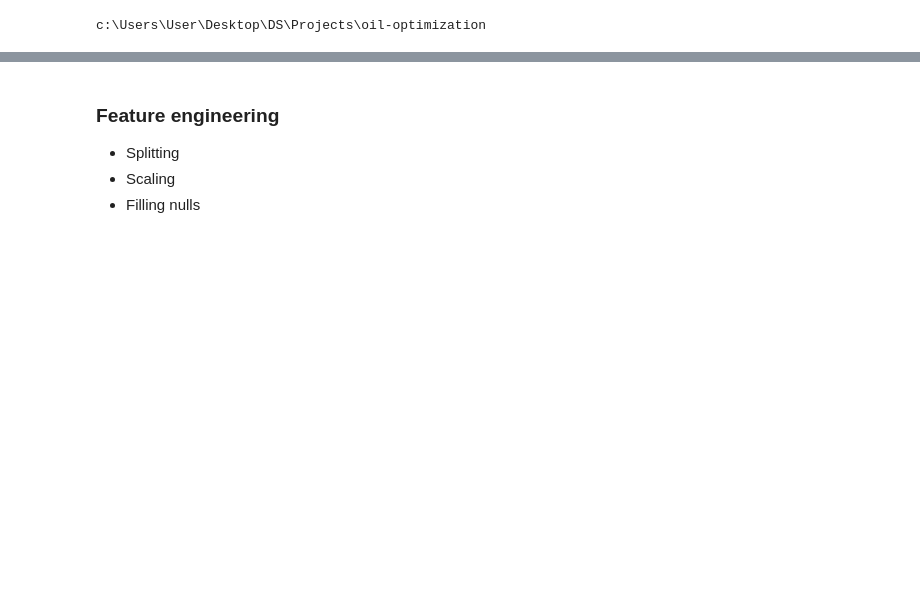
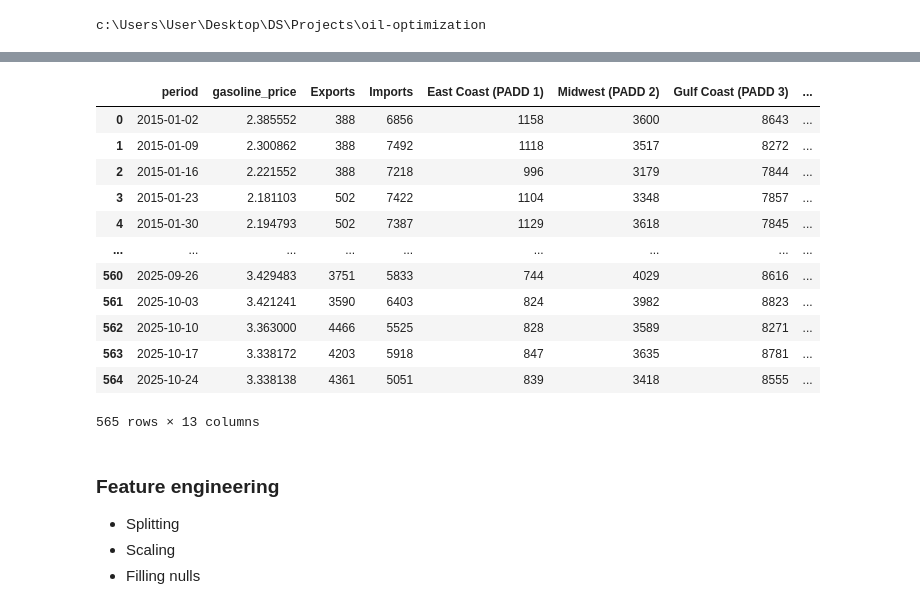
Before and after one commit to SalazarV4/oil-optimization, a Jupyter notebook: notebooks/04_model_experiments.ipynb, the cells around one changed output, grey strips where cells are left out. Cells and saved outputs as stored; diff of their text form; code cells hidden in the pictures; blank space fills up the shorter version.

Commit message:
EDA of collected data

```diff
--- a/notebooks/04_model_experiments.ipynb
+++ b/notebooks/04_model_experiments.ipynb
@@ -7,5 +7,6 @@ print(os.getcwd())
 # %% [output]
 c:\Users\User\Desktop\DS\Projects\oil-optimization
 # %%
-df = pd.read_csv('data/processed/features.csv')
-df[['period','cpi_energy','oil_production']]
+df = pd.read_csv('data/processed/features.csv', parse_dates=['period']).drop('year_month',axis=1)
+df['cpi_energy'] = df['cpi_energy'].interpolate()
+df['oil_production'] = df['oil_production'].interpolate()
@@ -42,3 +48,21 @@ Name: std, dtype: float64
+# %%
+df['period'] = pd.to_datetime(df['period'])
+# %%
+df
+# %% [output]
+|  | period | gasoline_price | Exports | Imports | East Coast (PADD 1) | Midwest (PADD 2) | Gulf Coast (PADD 3) | ... |
+| 0 | 2015-01-02 | 2.385552 | 388 | 6856 | 1158 | 3600 | 8643 | ... |
+| 1 | 2015-01-09 | 2.300862 | 388 | 7492 | 1118 | 3517 | 8272 | ... |
+| 2 | 2015-01-16 | 2.221552 | 388 | 7218 | 996 | 3179 | 7844 | ... |
+| 3 | 2015-01-23 | 2.181103 | 502 | 7422 | 1104 | 3348 | 7857 | ... |
+| 4 | 2015-01-30 | 2.194793 | 502 | 7387 | 1129 | 3618 | 7845 | ... |
+| ... | ... | ... | ... | ... | ... | ... | ... | ... |
+| 560 | 2025-09-26 | 3.429483 | 3751 | 5833 | 744 | 4029 | 8616 | ... |
+| 561 | 2025-10-03 | 3.421241 | 3590 | 6403 | 824 | 3982 | 8823 | ... |
+| 562 | 2025-10-10 | 3.363000 | 4466 | 5525 | 828 | 3589 | 8271 | ... |
+| 563 | 2025-10-17 | 3.338172 | 4203 | 5918 | 847 | 3635 | 8781 | ... |
+| 564 | 2025-10-24 | 3.338138 | 4361 | 5051 | 839 | 3418 | 8555 | ... |
+565 rows × 13 columns
 # %% [markdown]
 ### Feature engineering
 * Splitting
```
Also changed, not shown: parts of 4 cells of this notebook, 4 other files.
